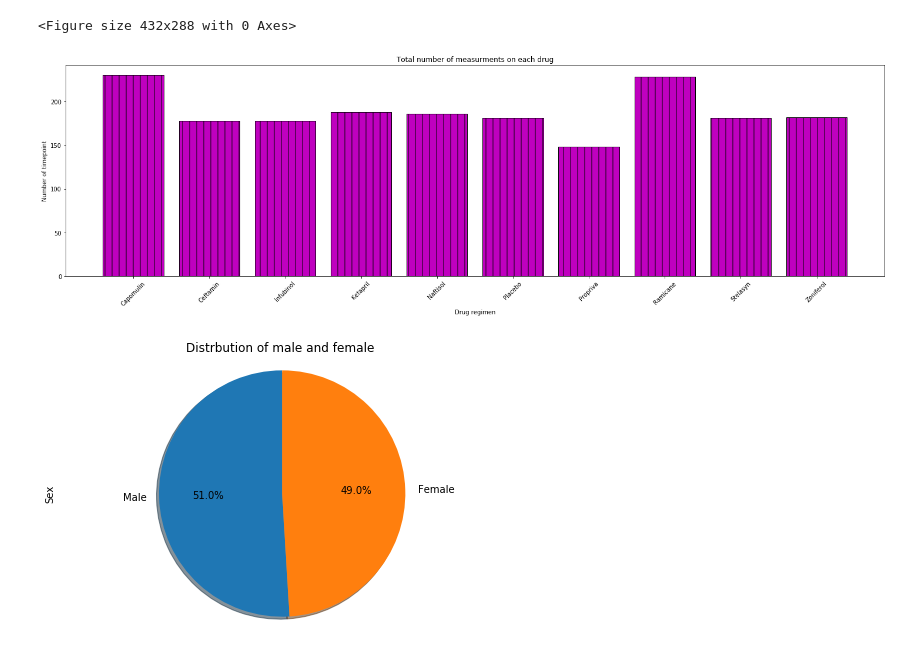
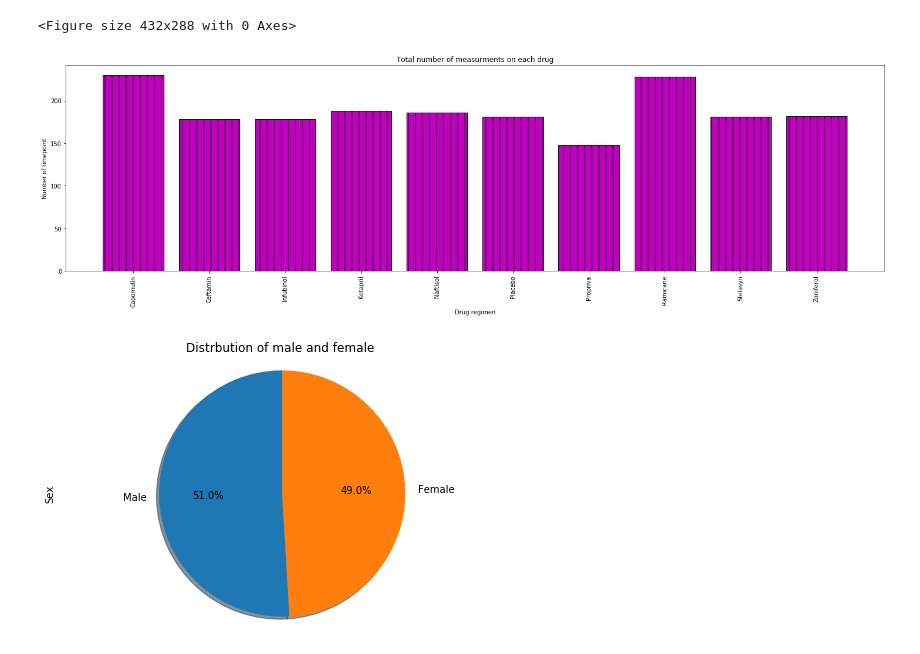
Before and after one commit to HaifaNajdawi/Matplotlib_The_power_of_plot, a Jupyter notebook: Pymaceuticals/pymaceuticals_starter.ipynb, the cells around one changed output. Drawn from its saved outputs; the diff is of its cells as text; code cells hidden in the pictures.

Commit message:
box plot

```diff
--- a/Pymaceuticals/pymaceuticals_starter.ipynb
+++ b/Pymaceuticals/pymaceuticals_starter.ipynb
@@ -131,9 +124,9 @@ sammary_single_line.head()
 ## Bar and Pie Charts
 # %%
 # Generate a bar plot showing the total number of measurements taken on each drug regimen using pandas.
-timepoint = regimen_group["Timepoint"].count()
+mouse_id = regimen_group["Mouse ID"].count()
 plt.figure(figsize=(20,5))
-drug_chart = timepoint.plot(kind="bar", title="Total number of measurments on each drug",color="m",edgecolor="k",hatch='|')
+drug_chart = mouse_id.plot(kind="bar", title="Total number of measurments on each drug",color="m",edgecolor="k",hatch='|')
 drug_chart.set_xlabel("Drug regimen")
 drug_chart.set_ylabel("Number of timepoint")
 
@@ -145,19 +138,19 @@ plt.tight_layout()
 # %%
 # Generate a bar plot showing the total number of measurements taken on each drug regimen using pyplot.
 drug_names=regimen_group["Drug Regimen"].unique()
 label = drug_names.keys()
 plt.figure(figsize=(20,6))
 x_axis = np.arange(len(regimen_group))
 tick_locations = [value for value in x_axis]
-plt.bar(x_axis,timepoint, color='m', edgecolor="k",hatch='|')
-plt.xticks(tick_locations,label, rotation=45)
+plt.bar(x_axis,mouse_id, color='m', edgecolor="k",hatch='|')
+plt.xticks(tick_locations,label, rotation="vertical")
 plt.tight_layout()
 plt.title("Total number of measurments on each drug")
 plt.xlabel("Drug regimen")
 plt.ylabel("Number of timepoint")
 plt.show()
 # %% [output]
-[figure, old version]
+[figure, new version]
 # %%
 # Generate a pie plot showing the distribution of female versus male mice using pandas
 sex_of_mice=clean_df["Sex"].value_counts()
```
Also changed, not shown: parts of 6 cells of this notebook.
